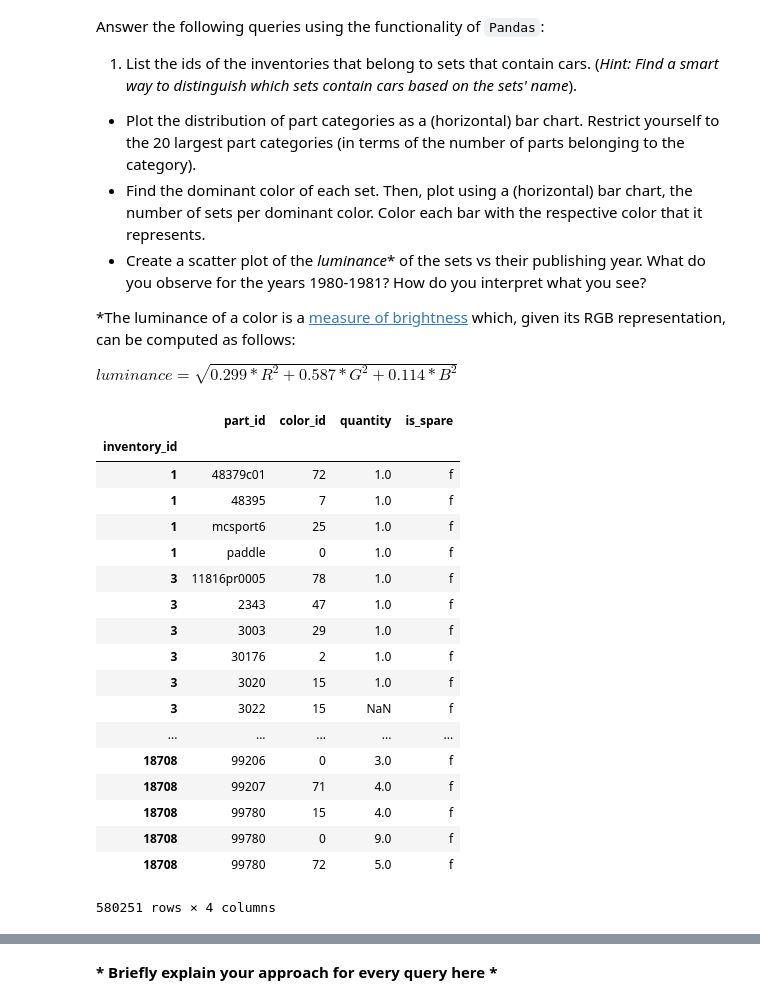
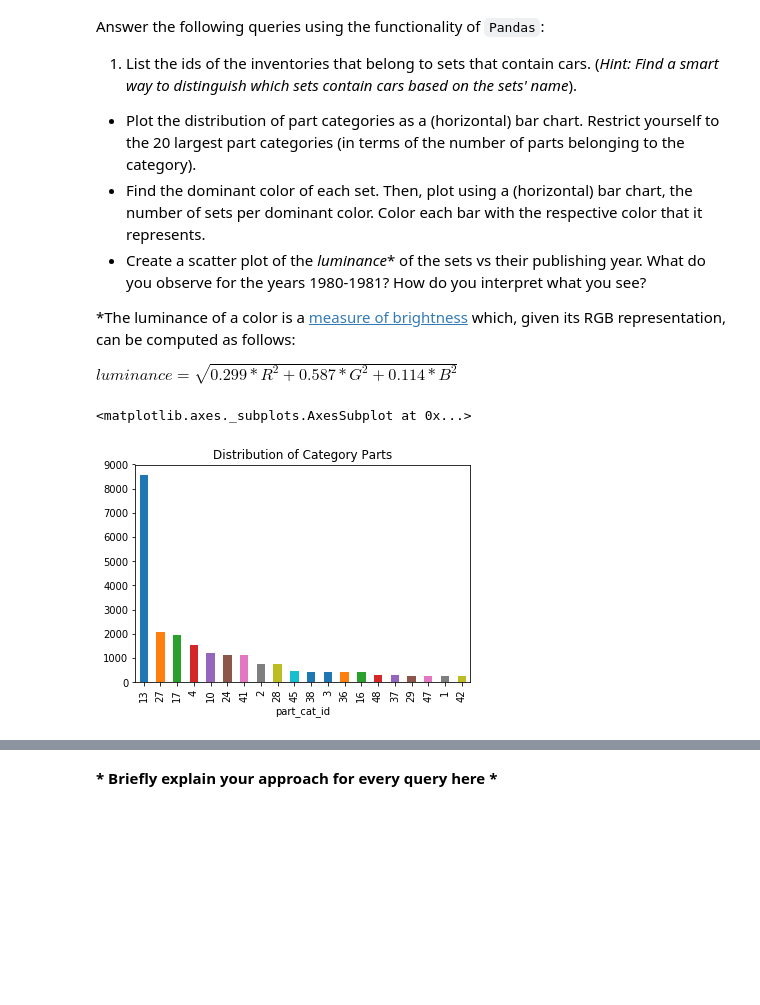
Before and after one commit to Sytta/ADA2018-Homework-CANada, a Jupyter notebook: 01 - Pandas and Data Wrangling/Exercise 1.ipynb, the cells around one changed output, grey strips where cells are left out. Cells and saved outputs as stored; diff of their text form; code cells hidden in the pictures; blank space fills up the shorter version.

```diff
--- a/01 - Pandas and Data Wrangling/Exercise 1.ipynb
+++ b/01 - Pandas and Data Wrangling/Exercise 1.ipynb
@@ -41,13 +43,13 @@ def format_path(name):
     return os.path.join(LEGO_DATA_FOLDER, '{}.csv.zip'.format(name))
 
 # Import each csv into a dataframe, taking the first column (id) as the index colum
-colors = pd.read_csv(format_path('colors'), index_col=0)
+colors = pd.read_csv(format_path('colors'))
 inventories = pd.read_csv(format_path('inventories'), index_col=0)
-inventory_parts = pd.read_csv(format_path('inventory_parts'), index_col=0)
-inventory_sets = pd.read_csv(format_path('inventory_sets'), index_col=0)
+inventory_parts = pd.read_csv(format_path('inventory_parts'))
+inventory_sets = pd.read_csv(format_path('inventory_sets'))
 part_categories = pd.read_csv(format_path('part_categories'), index_col=0)
 parts = pd.read_csv(format_path('parts'), index_col=0)
-sets = pd.read_csv(format_path('sets'), index_col=0)
+sets = pd.read_csv(format_path('sets'))
 themes = pd.read_csv(format_path('themes'), index_col=0)
 # %% [markdown]
 ### A2. Cleaning phase
@@ -92,31 +94,15 @@ Answer the following queries using the functionality of `Pandas`:
 \*The luminance of a color is a [measure of brightness](https://en.wikipedia.org/wiki/Luminance) which, given its RGB representation, can be computed as follows:
 
 $luminance = \sqrt{0.299*R^2 + 0.587*G^2 + 0.114*B^2}$
-# %%
-# Write your code here
-# find all the lines of the dataframe sets that has 'car' in the name
-sets[sets.name.str.contains(" car ")]
-themes
-inventory_parts
-
-# find dominant color of ech set
-# %% [output]
-|  | part_id | color_id | quantity | is_spare |
-| inventory_id |  |  |  |  |
-| 1 | 48379c01 | 72 | 1.0 | f |
-| 1 | 48395 | 7 | 1.0 | f |
-| 1 | mcsport6 | 25 | 1.0 | f |
-| 1 | paddle | 0 | 1.0 | f |
-| 3 | 11816pr0005 | 78 | 1.0 | f |
-| 3 | 2343 | 47 | 1.0 | f |
-| 3 | 3003 | 29 | 1.0 | f |
-| 3 | 30176 | 2 | 1.0 | f |
-| 3 | 3020 | 15 | 1.0 | f |
-| 3 | 3022 | 15 | NaN | f |
-| ... | ... | ... | ... | ... |
-| 18708 | 99206 | 0 | 3.0 | f |
-| 18708 | 99207 | 71 | 4.0 | f |
-| 18708 | 99780 | 15 | 4.0 | f |
-| 18708 | 99780 | 0 | 9.0 | f |
-| 18708 | 99780 | 72 | 5.0 | f |
-580251 rows × 4 columns
+# %%
+# Write your code here
+# 1.find all the lines with car/Car/cars/Cars using a regular expression
+cars_df = sets[sets.name.str.contains(" (c|C)ar(s|$|\s)", regex=True)]
+
+# 2. plot distribution of part categories
+parts_df = pd.merge(parts, part_categories, left_on=['part_cat_id'], right_on=['id'], how='outer')
+counts_by_parts_df = parts_df.groupby(['part_cat_id']).size().nlargest(20)
+counts_by_parts_df.plot(x='part_cat_id', y='counts', kind='bar', title='Distribution of Category Parts')
+# %% [output]
+<matplotlib.axes._subplots.AxesSubplot at 0x...>
+[figure, added]
```
Also changed, not shown: parts of 14 cells of this notebook.
